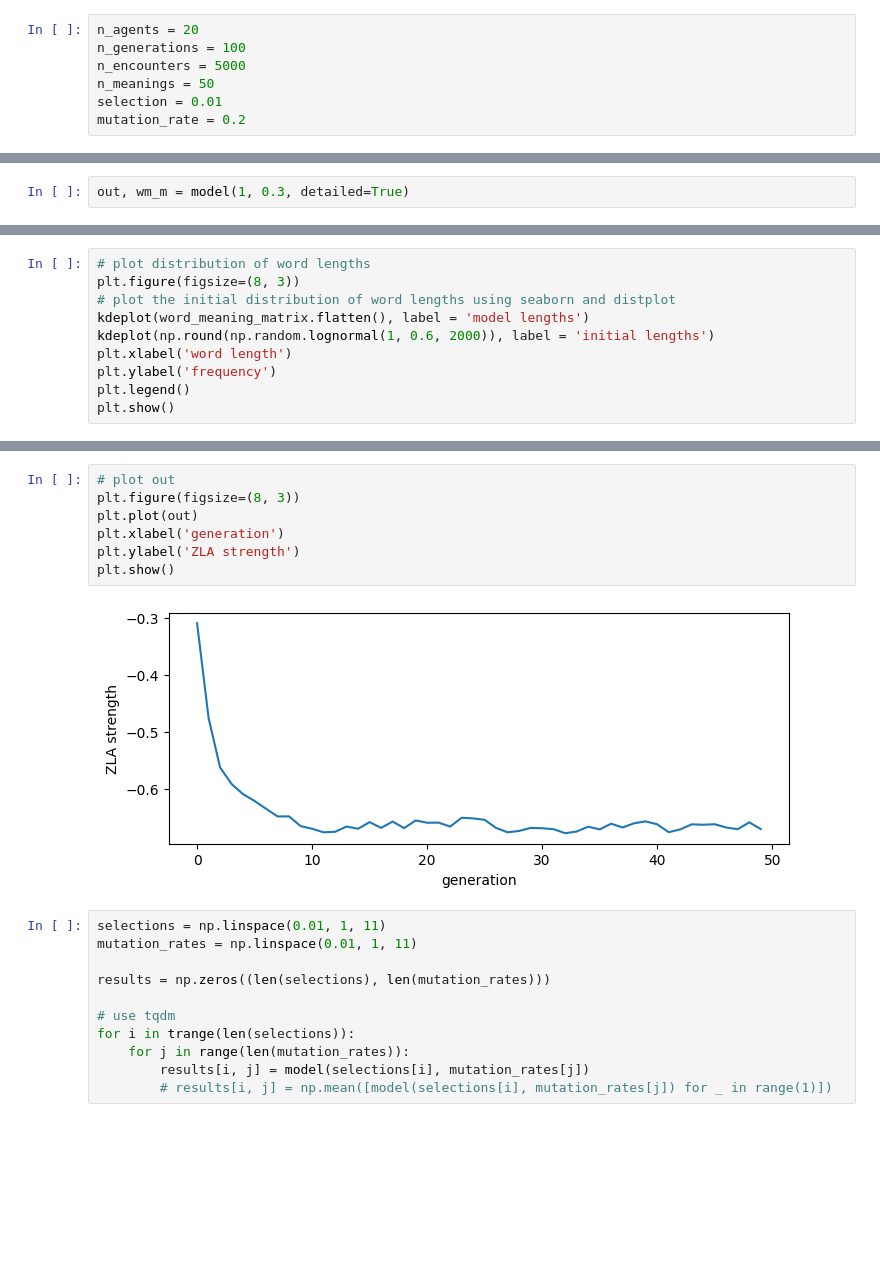
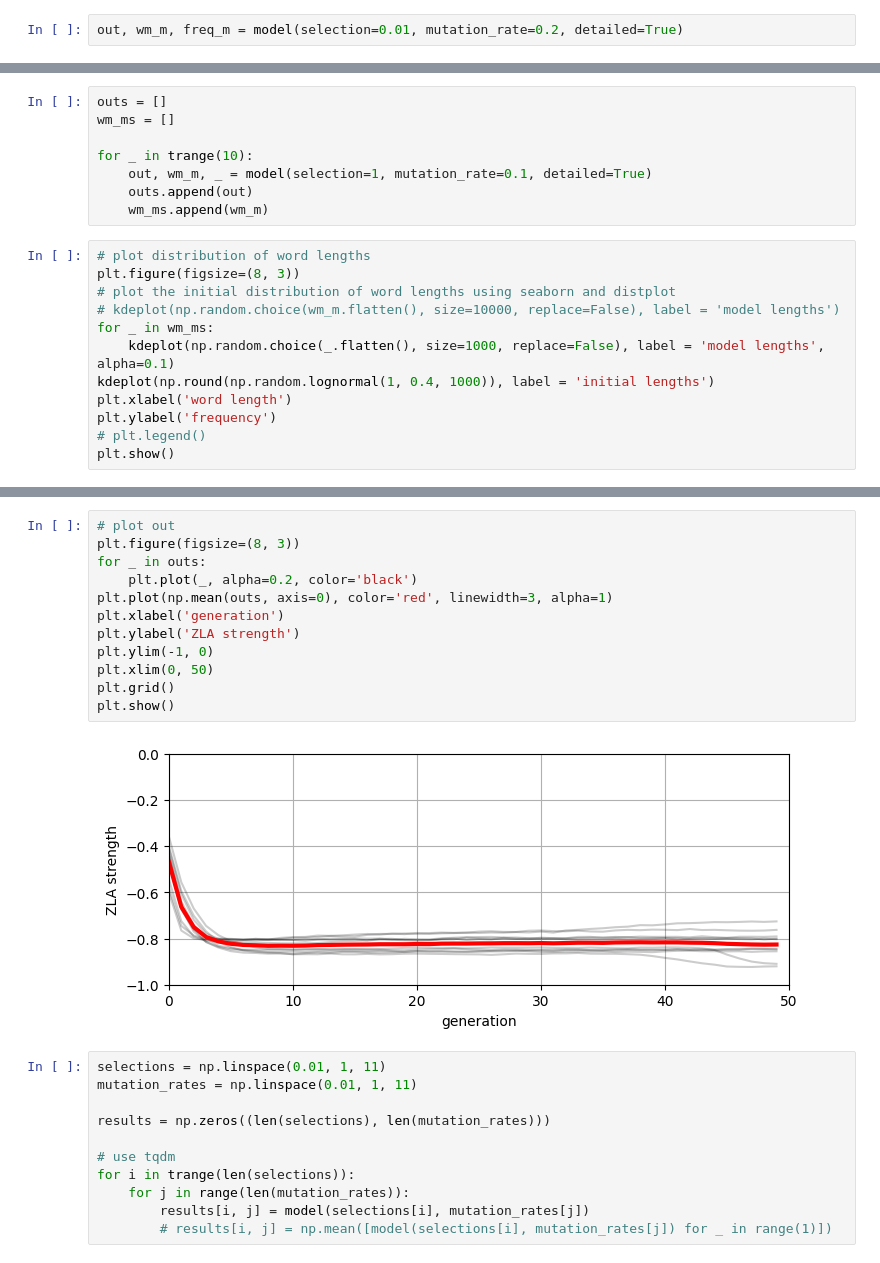
Before and after one commit to alexeykosh/2023-dripf-model, a Jupyter notebook: model.ipynb, the cells around one changed output, grey strips where cells are left out. Saved outputs shown, nothing was run; the diff lists cells and outputs as text; blank space fills up the shorter version.

Commit message:
added new plots

```diff
--- a/model.ipynb
+++ b/model.ipynb
@@ -11,7 +59,2 @@ plt.style.use('fast')
 # %%
-n_agents = 20
-n_generations = 100
-n_encounters = 5000
-n_meanings = 50
-selection = 0.01
-mutation_rate = 0.2
+out, wm_m, freq_m = model(selection=0.01, mutation_rate=0.2, detailed=True)
@@ -98,2 +60,0 @@ def model(selection, mutation_rate, zipf = 1.5, detailed = False):
-# %%
-out, wm_m = model(1, 0.3, detailed=True)
@@ -100,11 +81,21 @@ out, wm_m = model(1, 0.3, detailed=True)
+# %%
+outs = []
+wm_ms = []
+
+for _ in trange(10):
+    out, wm_m, _ = model(selection=1, mutation_rate=0.1, detailed=True)
+    outs.append(out)
+    wm_ms.append(wm_m)
 # %%
 # plot distribution of word lengths
 plt.figure(figsize=(8, 3))
 # plot the initial distribution of word lengths using seaborn and distplot
-kdeplot(word_meaning_matrix.flatten(), label = 'model lengths')
-kdeplot(np.round(np.random.lognormal(1, 0.6, 2000)), label = 'initial lengths')
+# kdeplot(np.random.choice(wm_m.flatten(), size=10000, replace=False), label = 'model lengths')
+for _ in wm_ms:
+    kdeplot(np.random.choice(_.flatten(), size=1000, replace=False), label = 'model lengths', alpha=0.1)
+kdeplot(np.round(np.random.lognormal(1, 0.4, 1000)), label = 'initial lengths')
 plt.xlabel('word length')
 plt.ylabel('frequency')
-plt.legend()
+# plt.legend()
 plt.show()
 # %% [output]
@@ -112,12 +103,17 @@ plt.show()
 # %%
 # plot out
 plt.figure(figsize=(8, 3))
-plt.plot(out)
+for _ in outs:
+    plt.plot(_, alpha=0.2, color='black')
+plt.plot(np.mean(outs, axis=0), color='red', linewidth=3, alpha=1)
 plt.xlabel('generation')
 plt.ylabel('ZLA strength')
+plt.ylim(-1, 0)
+plt.xlim(0, 50)
+plt.grid()
 plt.show()
 # %% [output]
-[figure, old version]
+[figure, new version]
 # %%
 selections = np.linspace(0.01, 1, 11)
 mutation_rates = np.linspace(0.01, 1, 11)
```
Also changed, not shown: parts of 16 cells of this notebook.
